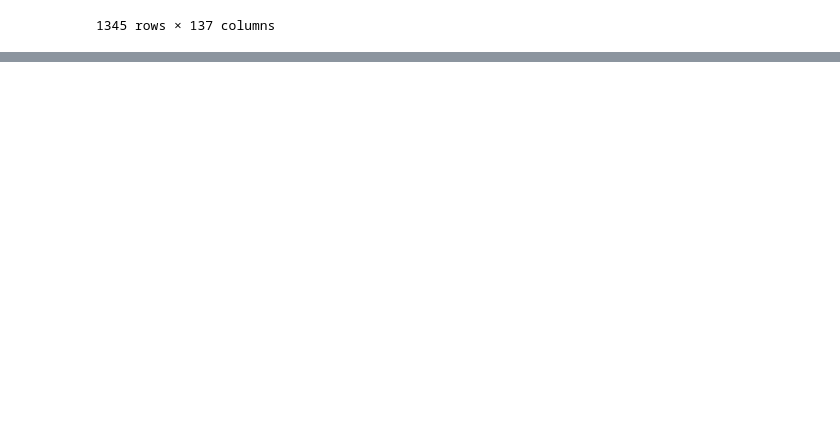
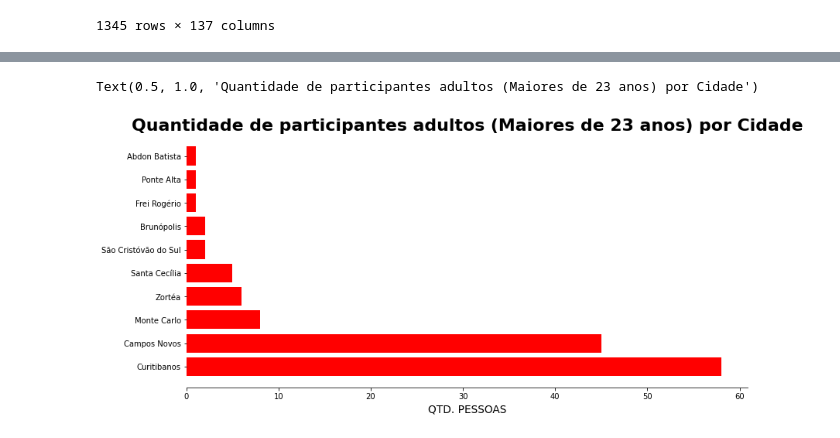
Before and after one commit to NophaieViscente/AnaliseDadosENEM, a Jupyter notebook: Analisando_Dados_da_Educação_ENEM_SC_Mesorregião_Serrana_|_Microrregião_de_Curitibanos.ipynb, the cells around one changed output, grey strips where cells are left out. Drawn from its saved outputs; the diff is of its cells as text; code cells hidden in the pictures; blank space fills up the shorter version.

```diff
--- a/Analisando_Dados_da_Educação_ENEM_SC_Mesorregião_Serrana_|_Microrregião_de_Curitibanos.ipynb
+++ b/Analisando_Dados_da_Educação_ENEM_SC_Mesorregião_Serrana_|_Microrregião_de_Curitibanos.ipynb
@@ -114,0 +116,16 @@ Text(0.5, 1.0, 'Nota Total por Quantidade de Candidatos')
+# %%
+candidatos_adultos = dados_rs_sem_nota_zero.loc[dados_rs_sem_nota_zero['NU_IDADE'] >= 23]
+fig3, ax3 = plt.subplots(figsize=(13,6))
+y = candidatos_adultos['NO_MUNICIPIO_RESIDENCIA'].sort_index().unique()
+x = candidatos_adultos['NO_MUNICIPIO_RESIDENCIA'].value_counts()
+# Eliminando as bordas do gráfico
+for axis in ['top', 'right', 'left']:
+   ax3.spines[axis].set_color(None)
+plt.barh(y=y,width=x,color='red')
+# Renomeando os 'labels' dos eixos.
+plt.xlabel('QTD. PESSOAS',fontdict=dicionarioFonte)
+plt.title('Quantidade de participantes adultos (Maiores de 23 anos) por Cidade',
+          fontdict={'fontsize':22 , 'fontweight':'semibold'})
+# %% [output]
+Text(0.5, 1.0, 'Quantidade de participantes adultos (Maiores de 23 anos) por Cidade')
+[figure, added]
```
Also changed, not shown: parts of 1 cell of this notebook.
